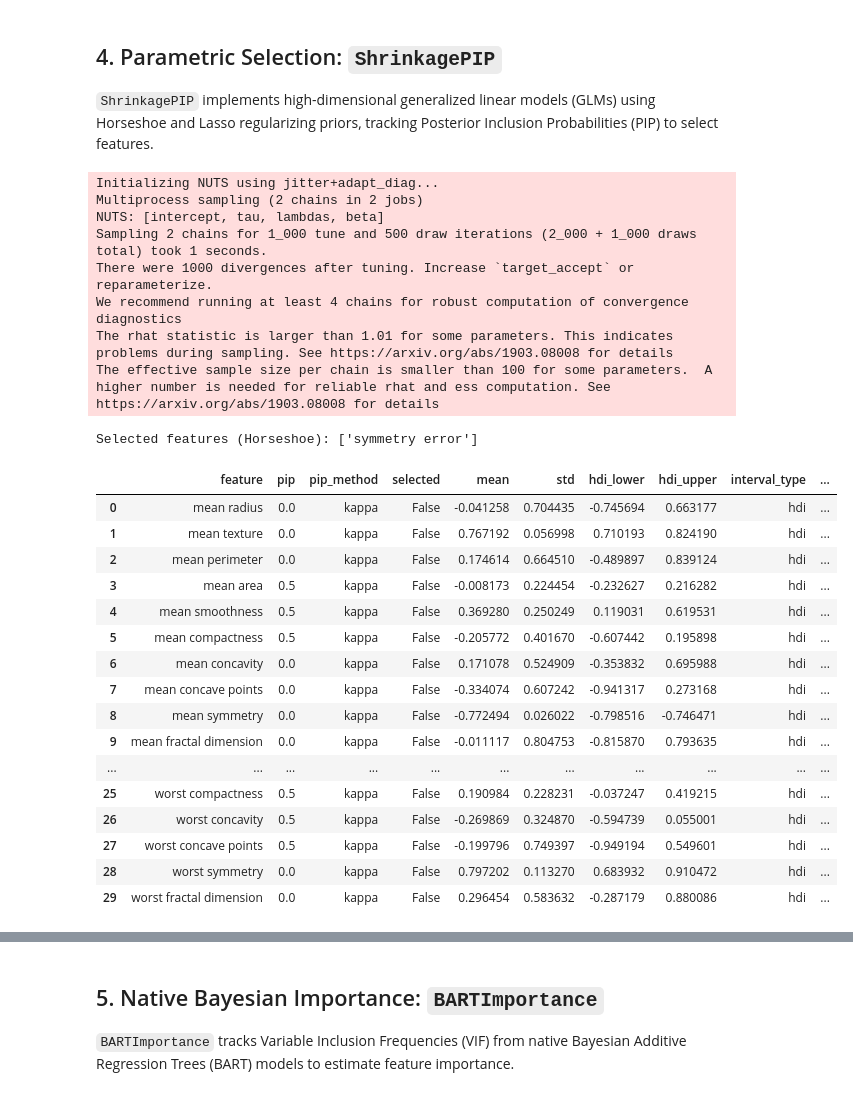
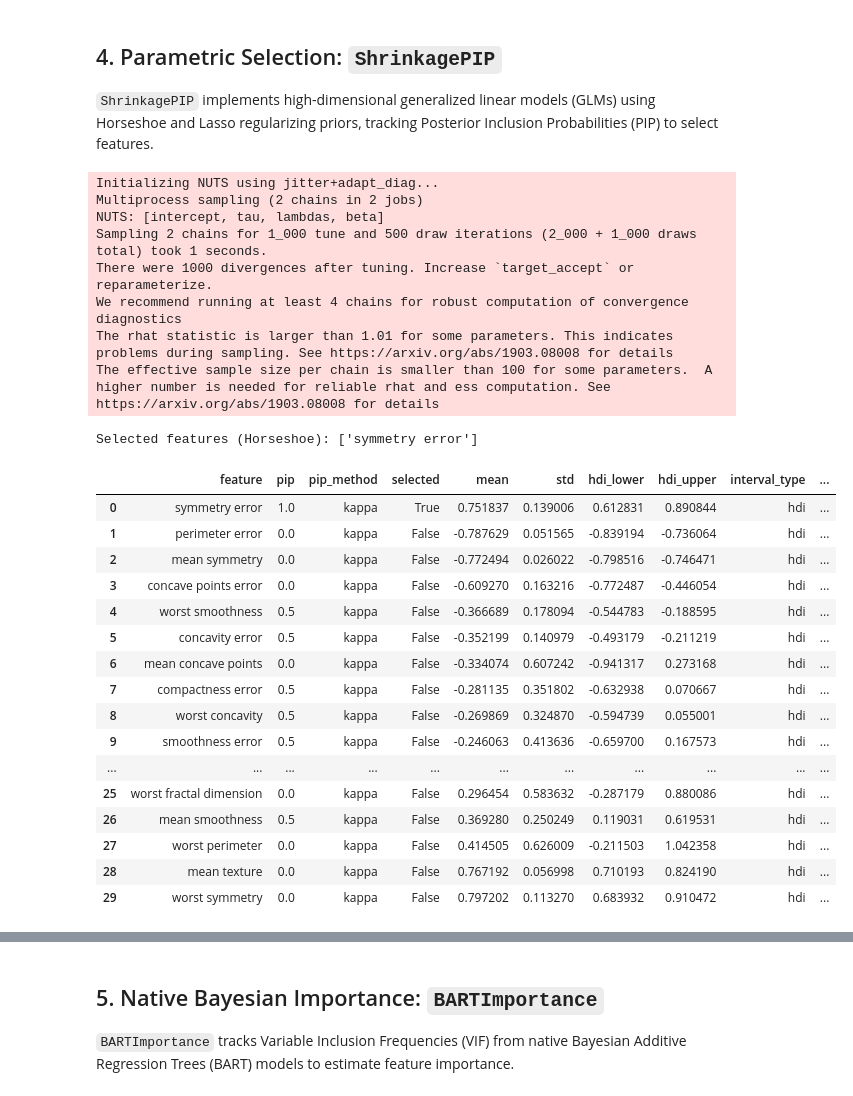
Before and after one commit to sam-tritto/bxai, a Jupyter notebook: notebooks/examples.ipynb, the cells around one changed output, grey strips where cells are left out. Drawn from its saved outputs; the diff is of its cells as text; code cells hidden in the pictures.

```diff
--- a/notebooks/examples.ipynb
+++ b/notebooks/examples.ipynb
@@ -28,9 +25,12 @@ clf = lgb.LGBMClassifier(random_state=42, verbose=-1)
 selector = BayesianBorutaSHAP(model=clf,
                                 mode="discrete",
                                 max_iter=100,
+                                confirm_threshold=0.95,
+                                reject_threshold=0.05,
+                                early_stopping=False,
                                 random_state=42)
 selector.fit(X, y)
 
-print("Confirmed Features:")
-selector.confirmed_
+print("Confirmed Features:", selector.confirmed_)
+selector.summary().sort_values(by= ['status', 'mean']).reset_index(drop=True)
 # %% [output]
@@ -115,0 +169,29 @@ EOFError:
+# %%
+import lightgbm as lgb
+from bxai.selection import BayesianBorutaSHAP
+from bxai.explanation import BayLIME
+
+# 1. Fit the selector to get the priors
+clf = lgb.LGBMClassifier(random_state=42, verbose=-1)
+selector = BayesianBorutaSHAP(model=clf, mode="discrete", max_iter=100, random_state=42)
+selector.fit(X, y)
+
+# 2. Fit the original model so it can make predictions for the explainer
+clf.fit(X, y)  # <-- ADD THIS LINE to fit clf on the data
+
+# 3. Instantiate BayLIME with the priors
+explainer = BayLIME(
+    training_data=X,
+    feature_names=list(X.columns),
+    prior_mean=selector.feature_importances_, # <-- Feeds the global SHAP priors here!
+    prior_precision=1.0,                      # Adjust the strength of the prior 0 to inf
+    backend='mcmc'
+)
+
+# 4. Explain a single instance
+explanation = explainer.explain_instance(
+    instance=X.iloc[0].values,
+    predict_fn=clf.predict_proba
+)
+
+explanation.as_dataframe().sort_values(by=['mean'])
@@ -120,44 +234,43 @@ EOFError:
 # %%
 from bxai.parametric import ShrinkagePIP
 
-# Horseshoe prior — uses kappa-based PIP by default (pip_method='auto')
-# PIP = P(κ_j < 0.5 | data), where κ_j = 1/(1 + λ_j² τ²)
+# Horseshoe prior — uses kappa-based PIP by default (pip_method="auto")
 selector_hs = ShrinkagePIP(
     model_type="logistic",
     prior="horseshoe",
-    kappa_threshold=0.5,   # κ < 0.5 → local scale dominates → signal
+    kappa_threshold=0.5,   # k < 0.5 -> local scale dominates -> signal
     pip_threshold=0.80,
-    n_samples=500,
+    n_samples=100,
     random_state=42,
 )
 selector_hs.fit(X, y)
 
 print("\nSelected features (Horseshoe):", selector_hs.confirmed_)
-selector_hs.summary()
+display(selector_hs.summary().sort_values(by = ["selected", "mean"], ascending=[False, True]).reset_index(drop=True))
 # %% [output]
 Initializing NUTS using jitter+adapt_diag...
 Multiprocess sampling (2 chains in 2 jobs)
 NUTS: [intercept, tau, lambdas, beta]
 Sampling 2 chains for 1_000 tune and 500 draw iterations (2_000 + 1_000 draws total) took 1 seconds.
 There were 1000 divergences after tuning. Increase `target_accept` or reparameterize.
 We recommend running at least 4 chains for robust computation of convergence diagnostics
 The rhat statistic is larger than 1.01 for some parameters. This indicates problems during sampling. See https://arxiv.org/abs/1903.08008 for details
 The effective sample size per chain is smaller than 100 for some parameters.  A higher number is needed for reliable rhat and ess computation. See https://arxiv.org/abs/1903.08008 for details
 Selected features (Horseshoe): ['symmetry error']
 |  | feature | pip | pip_method | selected | mean | std | hdi_lower | hdi_upper | interval_type | ... |
-| 0 | mean radius | 0.0 | kappa | False | -0.041258 | 0.704435 | -0.745694 | 0.663177 | hdi | ... |
-| 1 | mean texture | 0.0 | kappa | False | 0.767192 | 0.056998 | 0.710193 | 0.824190 | hdi | ... |
-| 2 | mean perimeter | 0.0 | kappa | False | 0.174614 | 0.664510 | -0.489897 | 0.839124 | hdi | ... |
-| 3 | mean area | 0.5 | kappa | False | -0.008173 | 0.224454 | -0.232627 | 0.216282 | hdi | ... |
-| 4 | mean smoothness | 0.5 | kappa | False | 0.369280 | 0.250249 | 0.119031 | 0.619531 | hdi | ... |
-| 5 | mean compactness | 0.5 | kappa | False | -0.205772 | 0.401670 | -0.607442 | 0.195898 | hdi | ... |
-| 6 | mean concavity | 0.0 | kappa | False | 0.171078 | 0.524909 | -0.353832 | 0.695988 | hdi | ... |
-| 7 | mean concave points | 0.0 | kappa | False | -0.334074 | 0.607242 | -0.941317 | 0.273168 | hdi | ... |
-| 8 | mean symmetry | 0.0 | kappa | False | -0.772494 | 0.026022 | -0.798516 | -0.746471 | hdi | ... |
-| 9 | mean fractal dimension | 0.0 | kappa | False | -0.011117 | 0.804753 | -0.815870 | 0.793635 | hdi | ... |
+| 0 | symmetry error | 1.0 | kappa | True | 0.751837 | 0.139006 | 0.612831 | 0.890844 | hdi | ... |
+| 1 | perimeter error | 0.0 | kappa | False | -0.787629 | 0.051565 | -0.839194 | -0.736064 | hdi | ... |
+| 2 | mean symmetry | 0.0 | kappa | False | -0.772494 | 0.026022 | -0.798516 | -0.746471 | hdi | ... |
+| 3 | concave points error | 0.0 | kappa | False | -0.609270 | 0.163216 | -0.772487 | -0.446054 | hdi | ... |
+| 4 | worst smoothness | 0.5 | kappa | False | -0.366689 | 0.178094 | -0.544783 | -0.188595 | hdi | ... |
+| 5 | concavity error | 0.5 | kappa | False | -0.352199 | 0.140979 | -0.493179 | -0.211219 | hdi | ... |
+| 6 | mean concave points | 0.0 | kappa | False | -0.334074 | 0.607242 | -0.941317 | 0.273168 | hdi | ... |
+| 7 | compactness error | 0.5 | kappa | False | -0.281135 | 0.351802 | -0.632938 | 0.070667 | hdi | ... |
+| 8 | worst concavity | 0.5 | kappa | False | -0.269869 | 0.324870 | -0.594739 | 0.055001 | hdi | ... |
+| 9 | smoothness error | 0.5 | kappa | False | -0.246063 | 0.413636 | -0.659700 | 0.167573 | hdi | ... |
 | ... | ... | ... | ... | ... | ... | ... | ... | ... | ... | ... |
-| 25 | worst compactness | 0.5 | kappa | False | 0.190984 | 0.228231 | -0.037247 | 0.419215 | hdi | ... |
-| 26 | worst concavity | 0.5 | kappa | False | -0.269869 | 0.324870 | -0.594739 | 0.055001 | hdi | ... |
-| 27 | worst concave points | 0.5 | kappa | False | -0.199796 | 0.749397 | -0.949194 | 0.549601 | hdi | ... |
-| 28 | worst symmetry | 0.0 | kappa | False | 0.797202 | 0.113270 | 0.683932 | 0.910472 | hdi | ... |
-| 29 | worst fractal dimension | 0.0 | kappa | False | 0.296454 | 0.583632 | -0.287179 | 0.880086 | hdi | ... |
+| 25 | worst fractal dimension | 0.0 | kappa | False | 0.296454 | 0.583632 | -0.287179 | 0.880086 | hdi | ... |
+| 26 | mean smoothness | 0.5 | kappa | False | 0.369280 | 0.250249 | 0.119031 | 0.619531 | hdi | ... |
+| 27 | worst perimeter | 0.0 | kappa | False | 0.414505 | 0.626009 | -0.211503 | 1.042358 | hdi | ... |
+| 28 | mean texture | 0.0 | kappa | False | 0.767192 | 0.056998 | 0.710193 | 0.824190 | hdi | ... |
+| 29 | worst symmetry | 0.0 | kappa | False | 0.797202 | 0.113270 | 0.683932 | 0.910472 | hdi | ... |
```
Also changed, not shown: parts of 16 cells of this notebook, 10 other files.
